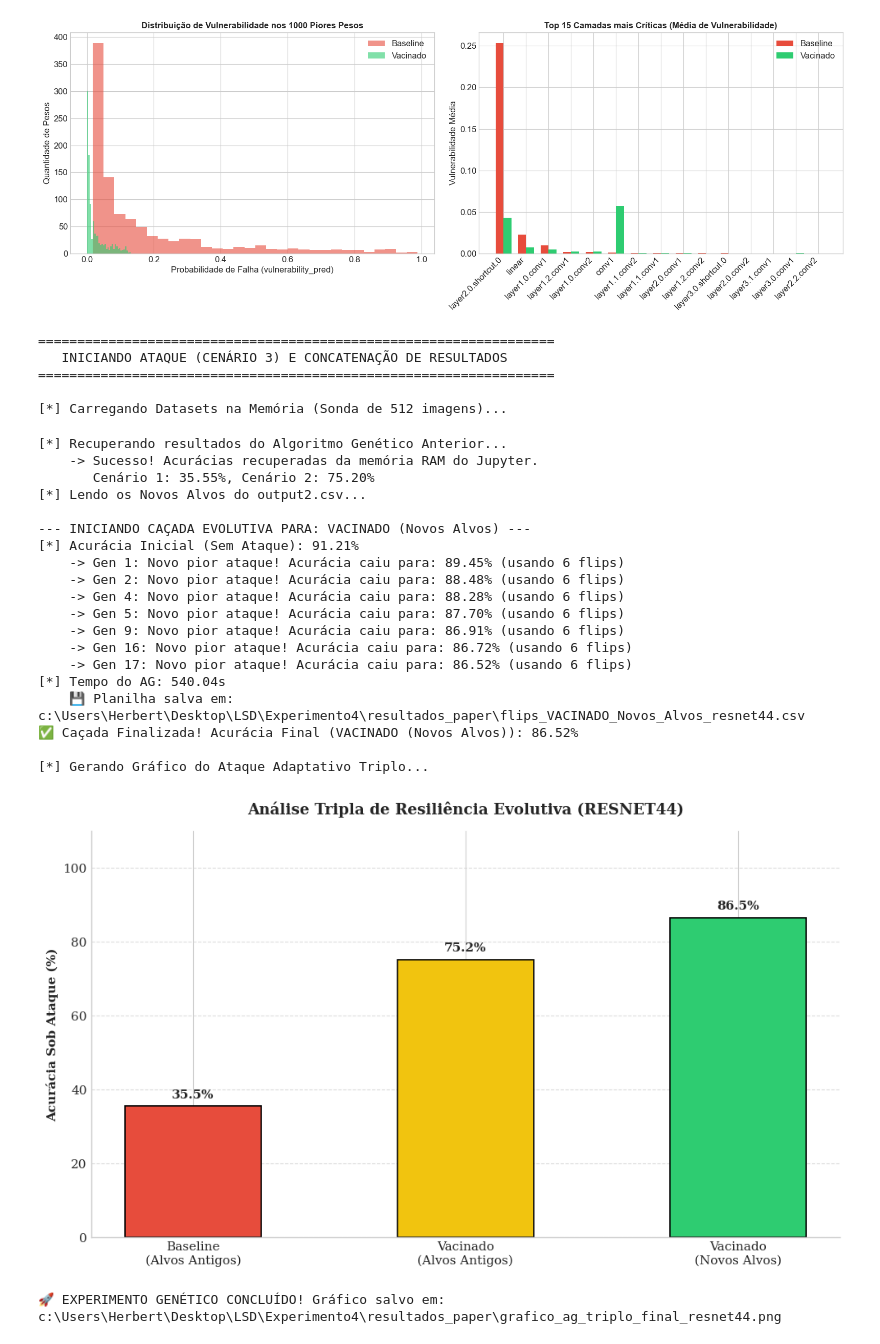
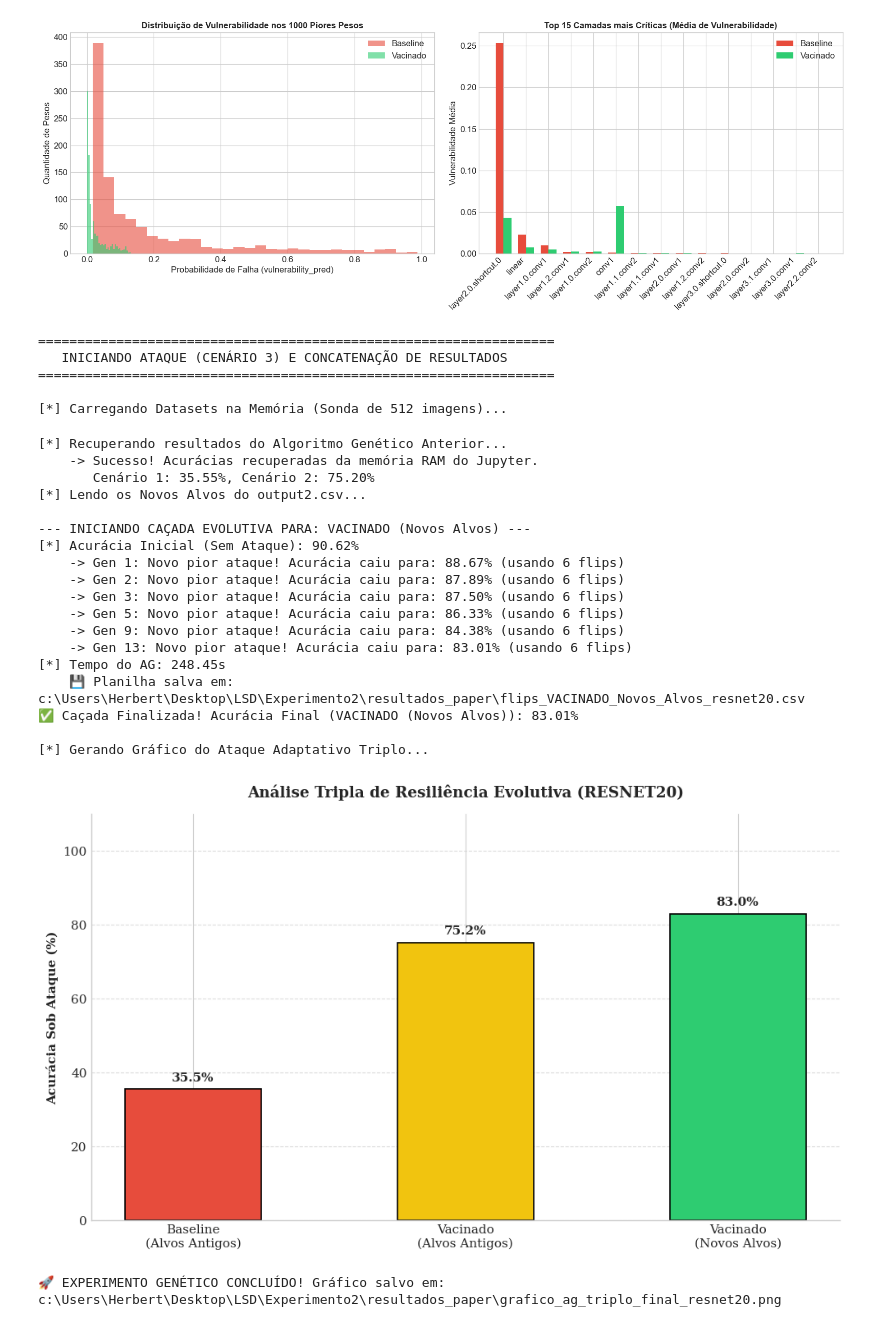
Before and after one commit to AntoniHerbert/neural-network-resilience-suite, a Jupyter notebook: Experimento2/script.ipynb, the cells around one changed output. Drawn from its saved outputs; the diff is of its cells as text; code cells hidden in the pictures.

```diff
--- a/Experimento2/script.ipynb
+++ b/Experimento2/script.ipynb
@@ -1938,7 +1938,7 @@ layer_comp.drop(columns=['max_vuln']).to_csv(RELATORIO_CSV, index=False)
 [figure]
 # %%
 # -*- coding: utf-8 -*-
-# === ATAQUE ADAPTATIVO: CENÁRIO 3 + CONCATENAÇÃO DE RESULTADOS ===
+# === ATAQUE ADAPTATIVO: CENÁRIO 3 + CONCATENAÇÃO DE RESULTADOS (RESNET-20) ===
 
 import os
 import random
@@ -1957,7 +1957,7 @@ print("   INICIANDO ATAQUE (CENÁRIO 3) E CONCATENAÇÃO DE RESULTADOS")
 print("==================================================================")
 
 # ==============================================================================
-# IMPLEMENTAÇÃO DA RESNET-44
+# IMPLEMENTAÇÃO DA RESNET-20
 # ==============================================================================
 class BasicBlock(nn.Module):
     expansion = 1
@@ -2005,15 +2005,17 @@ class ResNet_CIFAR(nn.Module):
         out = out.view(out.size(0), -1)
         return self.linear(out)
 
-def ResNet44(num_classes=10):
-    return ResNet_CIFAR(BasicBlock, [7, 7, 7], num_classes=num_classes)
+# ---> CORREÇÃO: ResNet-20 utiliza blocos [3, 3, 3]
+def ResNet20(num_classes=10):
+    return ResNet_CIFAR(BasicBlock, [3, 3, 3], num_classes=num_classes)
 
 # ==============================================================================
 # CONFIGURAÇÕES GERAIS E PATHS
 # ==============================================================================
 device = torch.device("cuda" if torch.cuda.is_available() else "cpu")
-model_name = "resnet44"
-BASE_DIR = r"c:\Users\Herbert\Desktop\LSD\Experimento4"
+# ---> CORREÇÃO: Atualizado para resnet20 e Experimento2
+model_name = "resnet20"
+BASE_DIR = r"c:\Users\Herbert\Desktop\LSD\Experimento2"
 SAVE_DIR = os.path.join(BASE_DIR, "resultados_paper")
 os.makedirs(SAVE_DIR, exist_ok=True)
 
@@ -2112,7 +2114,6 @@ acc_1, acc_2 = None, None
 
 # Tenta carregar os CSVs de flips se as variáveis não estiverem na memória
 file_orig = os.path.join(SAVE_DIR, f"flips_MODELO_ORIGINAL_{model_name}.csv")
-# O nome gerado na célula antiga tinha parênteses e espaços substituídos
 file_vac = os.path.join(SAVE_DIR, f"flips_MODELO_VACINADO_Bimodal_+_QAT_{model_name}.csv")
 
 # Tenta corrigir nome do arquivo caso o OS tenha salvo com os parênteses
@@ -2126,13 +2127,13 @@ if 'acc_original' in globals() and 'acc_vacinada' in globals():
 else:
     print("    -> Variáveis RAM ausentes. Recalculando via planilhas de flips salvos...")
     if os.path.exists(file_orig) and os.path.exists(file_vac):
-        # Avaliar Modelo Original
-        m_orig = ResNet44().to(device)
+        # ---> CORREÇÃO: Avaliar Modelo Original como ResNet-20
+        m_orig = ResNet20().to(device)
         m_orig.load_state_dict(torch.load(caminho_modelo_limpo, map_location=device))
         acc_1 = manual_eval_acc(m_orig, pd.read_csv(file_orig).to_dict('records'), cached_full) * 100
 
-        # Avaliar Modelo Vacinado (Cenário 2)
-        m_vac = ResNet44().to(device)
+        # ---> CORREÇÃO: Avaliar Modelo Vacinado como ResNet-20
+        m_vac = ResNet20().to(device)
         m_vac.load_state_dict(torch.load(caminho_modelo_vacinado, map_location=device))
         acc_2 = manual_eval_acc(m_vac, pd.read_csv(file_vac).to_dict('records'), cached_full) * 100
 
@@ -2211,7 +2212,8 @@ def prune_flip_set_keep_target_manual(model, flips_list, cached_data, target_acc
 
 def executar_cacada_genetica(modelo_path, nome_modelo, candidate_pool):
     print(f"\n--- INICIANDO CAÇADA EVOLUTIVA PARA: {nome_modelo} ---")
-    model = ResNet44().to(device)
+    # ---> CORREÇÃO: Instanciação para ResNet-20 no pipeline do AG
+    model = ResNet20().to(device)
     model.load_state_dict(torch.load(modelo_path, map_location=device))
     model.eval()
 
@@ -2302,43 +2304,42 @@ for barra in barras:
     ax.annotate(f'{altura:.1f}%', xy=(barra.get_x() + barra.get_width() / 2, altura),
                 xytext=(0, 5), textcoords="offset points", ha='center', va='bottom', fontweight='bold')
 
 ax.set_ylabel('Acurácia Sob Ataque (%)', fontweight='bold')
 ax.set_title(f'Análise Tripla de Resiliência Evolutiva ({model_name.upper()})', fontweight='bold', pad=15)
 ax.set_ylim(0, 110)
 ax.grid(axis='y', linestyle='--', alpha=0.7)
 ax.spines['top'].set_visible(False)
 ax.spines['right'].set_visible(False)
 plt.tight_layout()
 
 caminho_grafico_png = os.path.join(SAVE_DIR, f"grafico_ag_triplo_final_{model_name}.png")
 plt.savefig(caminho_grafico_png, dpi=300, bbox_inches='tight')
 plt.show()
 
 print(f"\n🚀 EXPERIMENTO GENÉTICO CONCLUÍDO! Gráfico salvo em: {caminho_grafico_png}")
 # %% [output]
 ==================================================================
    INICIANDO ATAQUE (CENÁRIO 3) E CONCATENAÇÃO DE RESULTADOS
 ==================================================================
 
 [*] Carregando Datasets na Memória (Sonda de 512 imagens)...
 [*] Recuperando resultados do Algoritmo Genético Anterior...
     -> Sucesso! Acurácias recuperadas da memória RAM do Jupyter.
        Cenário 1: 35.55%, Cenário 2: 75.20%
 [*] Lendo os Novos Alvos do output2.csv...
 
 --- INICIANDO CAÇADA EVOLUTIVA PARA: VACINADO (Novos Alvos) ---
-[*] Acurácia Inicial (Sem Ataque): 91.21%
-    -> Gen 1: Novo pior ataque! Acurácia caiu para: 89.45% (usando 6 flips)
-    -> Gen 2: Novo pior ataque! Acurácia caiu para: 88.48% (usando 6 flips)
-    -> Gen 4: Novo pior ataque! Acurácia caiu para: 88.28% (usando 6 flips)
-    -> Gen 5: Novo pior ataque! Acurácia caiu para: 87.70% (usando 6 flips)
-    -> Gen 9: Novo pior ataque! Acurácia caiu para: 86.91% (usando 6 flips)
-    -> Gen 16: Novo pior ataque! Acurácia caiu para: 86.72% (usando 6 flips)
-    -> Gen 17: Novo pior ataque! Acurácia caiu para: 86.52% (usando 6 flips)
-[*] Tempo do AG: 540.04s
-    💾 Planilha salva em: c:\Users\Herbert\Desktop\LSD\Experimento4\resultados_paper\flips_VACINADO_Novos_Alvos_resnet44.csv
-✅ Caçada Finalizada! Acurácia Final (VACINADO (Novos Alvos)): 86.52%
+[*] Acurácia Inicial (Sem Ataque): 90.62%
+    -> Gen 1: Novo pior ataque! Acurácia caiu para: 88.67% (usando 6 flips)
+    -> Gen 2: Novo pior ataque! Acurácia caiu para: 87.89% (usando 6 flips)
+    -> Gen 3: Novo pior ataque! Acurácia caiu para: 87.50% (usando 6 flips)
+    -> Gen 5: Novo pior ataque! Acurácia caiu para: 86.33% (usando 6 flips)
+    -> Gen 9: Novo pior ataque! Acurácia caiu para: 84.38% (usando 6 flips)
+    -> Gen 13: Novo pior ataque! Acurácia caiu para: 83.01% (usando 6 flips)
+[*] Tempo do AG: 248.45s
+    💾 Planilha salva em: c:\Users\Herbert\Desktop\LSD\Experimento2\resultados_paper\flips_VACINADO_Novos_Alvos_resnet20.csv
+✅ Caçada Finalizada! Acurácia Final (VACINADO (Novos Alvos)): 83.01%
 
 [*] Gerando Gráfico do Ataque Adaptativo Triplo...
-[figure, old version]
+[figure, new version]
-🚀 EXPERIMENTO GENÉTICO CONCLUÍDO! Gráfico salvo em: c:\Users\Herbert\Desktop\LSD\Experimento4\resultados_paper\grafico_ag_triplo_final_resnet44.png
+🚀 EXPERIMENTO GENÉTICO CONCLUÍDO! Gráfico salvo em: c:\Users\Herbert\Desktop\LSD\Experimento2\resultados_paper\grafico_ag_triplo_final_resnet20.png
```
Also changed, not shown: 12 other files.
